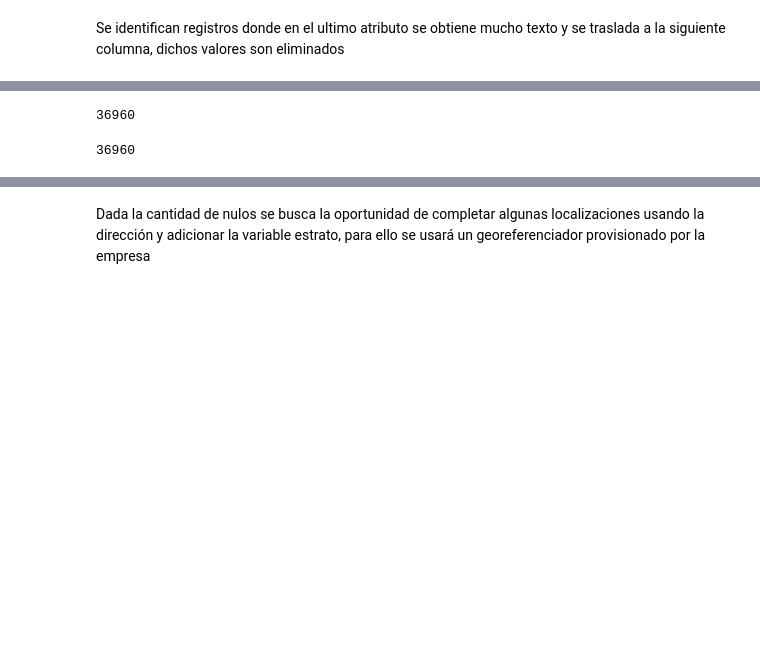
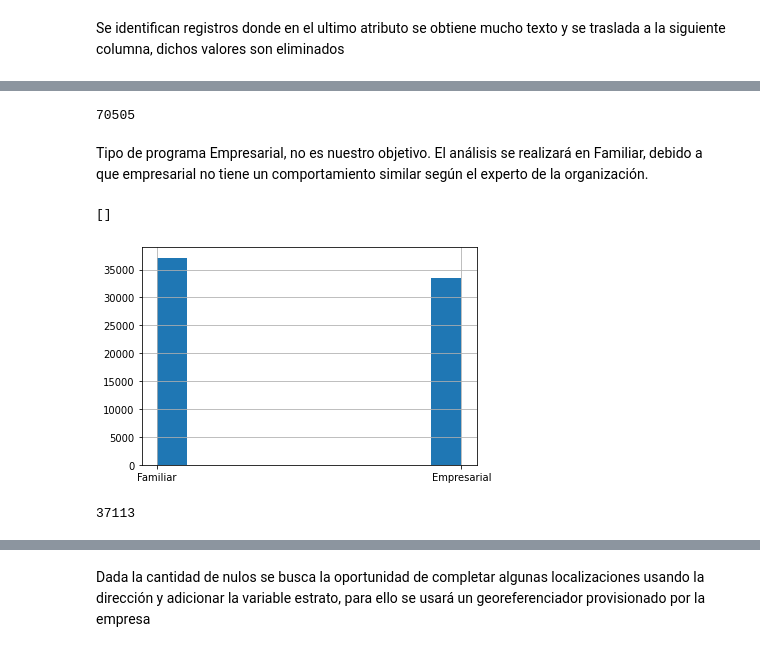
Before and after one commit to cfccfelipe/desercion, a Jupyter notebook: pipeline/preparacion.ipynb, the cells around one changed output, grey strips where cells are left out. Drawn from its saved outputs; the diff is of its cells as text; code cells hidden in the pictures; blank space fills up the shorter version.

```diff
--- a/pipeline/preparacion.ipynb
+++ b/pipeline/preparacion.ipynb
@@ -23,4 +32,4 @@ len(reporte)
 # %%
-reporte = reporte.drop_duplicates(subset=["CodigoPrograma", "EstadoActual"], keep="first")
-len(reporte)
+data = reporte.copy().drop_duplicates(subset=["CodigoPrograma", "EstadoActual"], keep="first")
+len(data)
 # %% [output]
@@ -78,8 +41,17 @@ reporte.head(3)
-# %%
-len(reporte["latitud"].isna())
-# %% [output]
-36960
-# %%
-len(reporte)
-# %% [output]
-36960
+# %%
+data = data.drop(data[data["TipoPrograma"].isna()].index)
+len(data)
+# %% [output]
+70505
+# %% [markdown]
+Tipo de programa Empresarial, no es nuestro objetivo. El análisis se realizará en Familiar, debido a que empresarial no tiene un comportamiento similar según el experto de la organización.
+# %%
+data["TipoPrograma"].hist().plot()
+# %% [output]
+[]
+[figure, added]
+# %%
+data = data[data["TipoPrograma"] != "Empresarial"]
+len(data)
+# %% [output]
+37113
```
Also changed, not shown: parts of 80 cells of this notebook, 3 other files.
